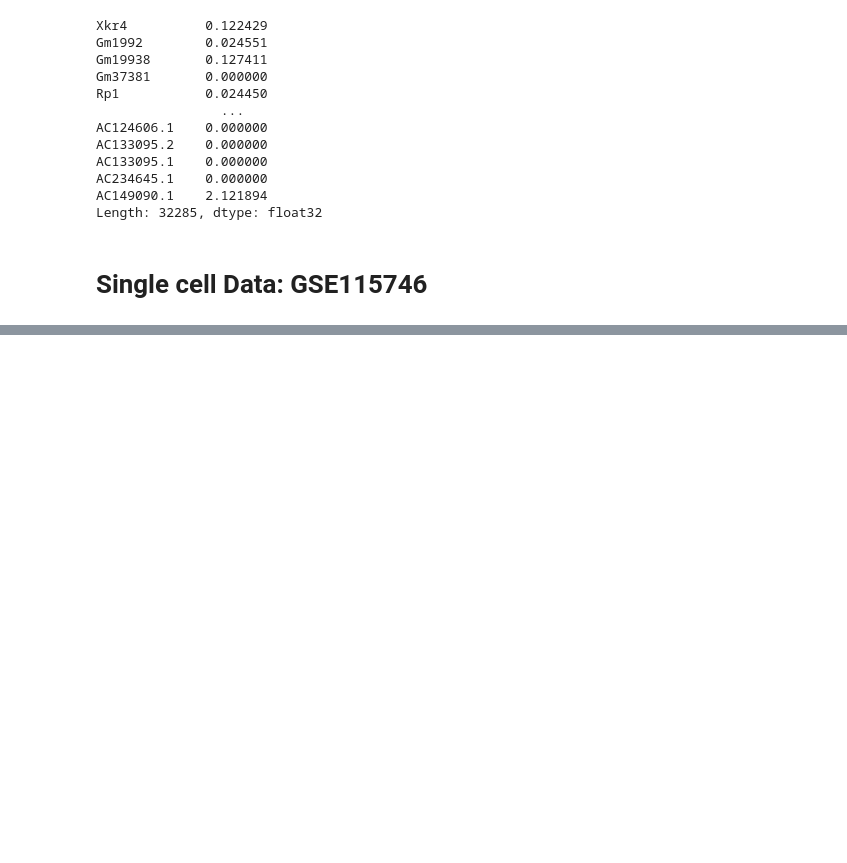
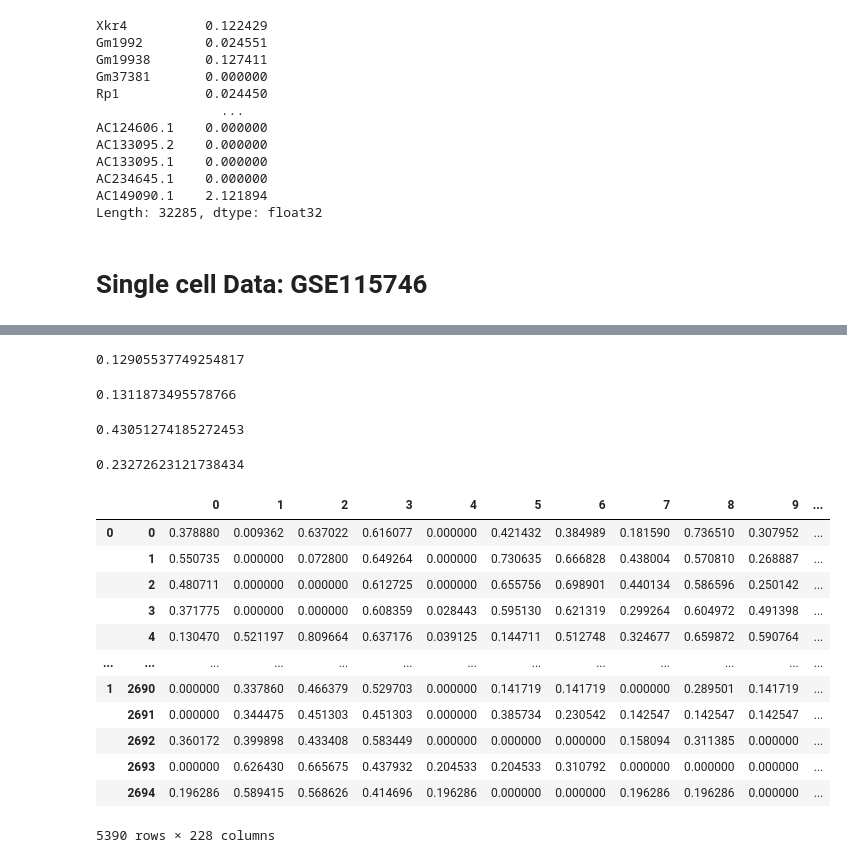
Before and after one commit to williamrobotma/AGrEDA, a Jupyter notebook: eda.ipynb, the cells around one changed output, grey strips where cells are left out. Cells and saved outputs as stored; diff of their text form; code cells hidden in the pictures; blank space fills up the shorter version.

```diff
--- a/eda.ipynb
+++ b/eda.ipynb
@@ -118,0 +167,17 @@ adata_cortex.var_names_make_unique()
+# %%
+genelists=adata_cortex.uns['rank_genes_groups']['names']
+df_genelists = pd.DataFrame.from_records(genelists)
+df_genelists.head(5)
+
+num_markers=10
+res_genes = []
+for column in df_genelists.head(num_markers):
+    res_genes.extend(df_genelists.head(num_markers)[column].tolist())
+res_genes_ = list(set(res_genes))
+
+adata_spatial_anterior.var_names_make_unique()
+inter_genes = [val for val in res_genes_ if val in adata_spatial_anterior.var.index]
+print('Selected Feature Gene number',len(inter_genes))
+adata_cortex = adata_cortex[:,inter_genes]
+
+adata_spatial_anterior = adata_spatial_anterior[:,inter_genes]
@@ -118,0 +221,22 @@ adata_cortex.var_names_make_unique()
+# %%
+mat_sc = adata_cortex.X
+mat_sp = adata_spatial_anterior.X.todense()
+
+df_sc = adata_cortex.obs
+
+lab_sc_sub = df_sc.cell_subclass
+sc_sub_dict = dict(zip(range(len(set(lab_sc_sub))), set(lab_sc_sub)))
+sc_sub_dict2 = dict((y,x) for x,y in sc_sub_dict.items())
+lab_sc_num = [sc_sub_dict2[ii] for ii in lab_sc_sub]
+lab_sc_num = np.asarray(lab_sc_num, dtype='int')
+
+sc_mix, lab_mix = random_mix(mat_sc, lab_sc_num, nmix=8, n_samples=len(mat_sp))
+
+def log_minmaxscale(arr):
+    arrd = len(arr)
+    arr = np.log1p(arr)
+    return (arr-np.reshape(np.min(arr,axis=1), (arrd,1)))/np.reshape((np.max(arr, axis=1)-np.min(arr,axis=1)),(arrd,1))
+
+sc_mix_s = log_minmaxscale(sc_mix)
+mat_sp_s = log_minmaxscale(mat_sp)
+mat_sc_s = log_minmaxscale(mat_sc)
@@ -118,0 +257,16 @@ adata_cortex.var_names_make_unique()
+# %%
+pd.DataFrame(sc_mix_s).std().mean()
+# %% [output]
+0.12905537749254817
+# %%
+pd.DataFrame(mat_sp_s).std().mean()
+# %% [output]
+0.1311873495578766
+# %%
+pd.DataFrame(sc_mix_s).mean().mean()
+# %% [output]
+0.43051274185272453
+# %%
+pd.DataFrame(mat_sp_s).mean().mean()
+# %% [output]
+0.23272623121738434
@@ -118,0 +275,16 @@ adata_cortex.var_names_make_unique()
+# %%
+all_df
+# %% [output]
+|  |  | 0 | 1 | 2 | 3 | 4 | 5 | 6 | 7 | 8 | 9 | ... |
+| 0 | 0 | 0.378880 | 0.009362 | 0.637022 | 0.616077 | 0.000000 | 0.421432 | 0.384989 | 0.181590 | 0.736510 | 0.307952 | ... |
+|  | 1 | 0.550735 | 0.000000 | 0.072800 | 0.649264 | 0.000000 | 0.730635 | 0.666828 | 0.438004 | 0.570810 | 0.268887 | ... |
+|  | 2 | 0.480711 | 0.000000 | 0.000000 | 0.612725 | 0.000000 | 0.655756 | 0.698901 | 0.440134 | 0.586596 | 0.250142 | ... |
+|  | 3 | 0.371775 | 0.000000 | 0.000000 | 0.608359 | 0.028443 | 0.595130 | 0.621319 | 0.299264 | 0.604972 | 0.491398 | ... |
+|  | 4 | 0.130470 | 0.521197 | 0.809664 | 0.637176 | 0.039125 | 0.144711 | 0.512748 | 0.324677 | 0.659872 | 0.590764 | ... |
+| ... | ... | ... | ... | ... | ... | ... | ... | ... | ... | ... | ... | ... |
+| 1 | 2690 | 0.000000 | 0.337860 | 0.466379 | 0.529703 | 0.000000 | 0.141719 | 0.141719 | 0.000000 | 0.289501 | 0.141719 | ... |
+|  | 2691 | 0.000000 | 0.344475 | 0.451303 | 0.451303 | 0.000000 | 0.385734 | 0.230542 | 0.142547 | 0.142547 | 0.142547 | ... |
+|  | 2692 | 0.360172 | 0.399898 | 0.433408 | 0.583449 | 0.000000 | 0.000000 | 0.000000 | 0.158094 | 0.311385 | 0.000000 | ... |
+|  | 2693 | 0.000000 | 0.626430 | 0.665675 | 0.437932 | 0.204533 | 0.204533 | 0.310792 | 0.000000 | 0.000000 | 0.000000 | ... |
+|  | 2694 | 0.196286 | 0.589415 | 0.568626 | 0.414696 | 0.196286 | 0.000000 | 0.000000 | 0.196286 | 0.196286 | 0.000000 | ... |
+5390 rows × 228 columns
```
Also changed, not shown: parts of 23 cells of this notebook, 3 other files.
